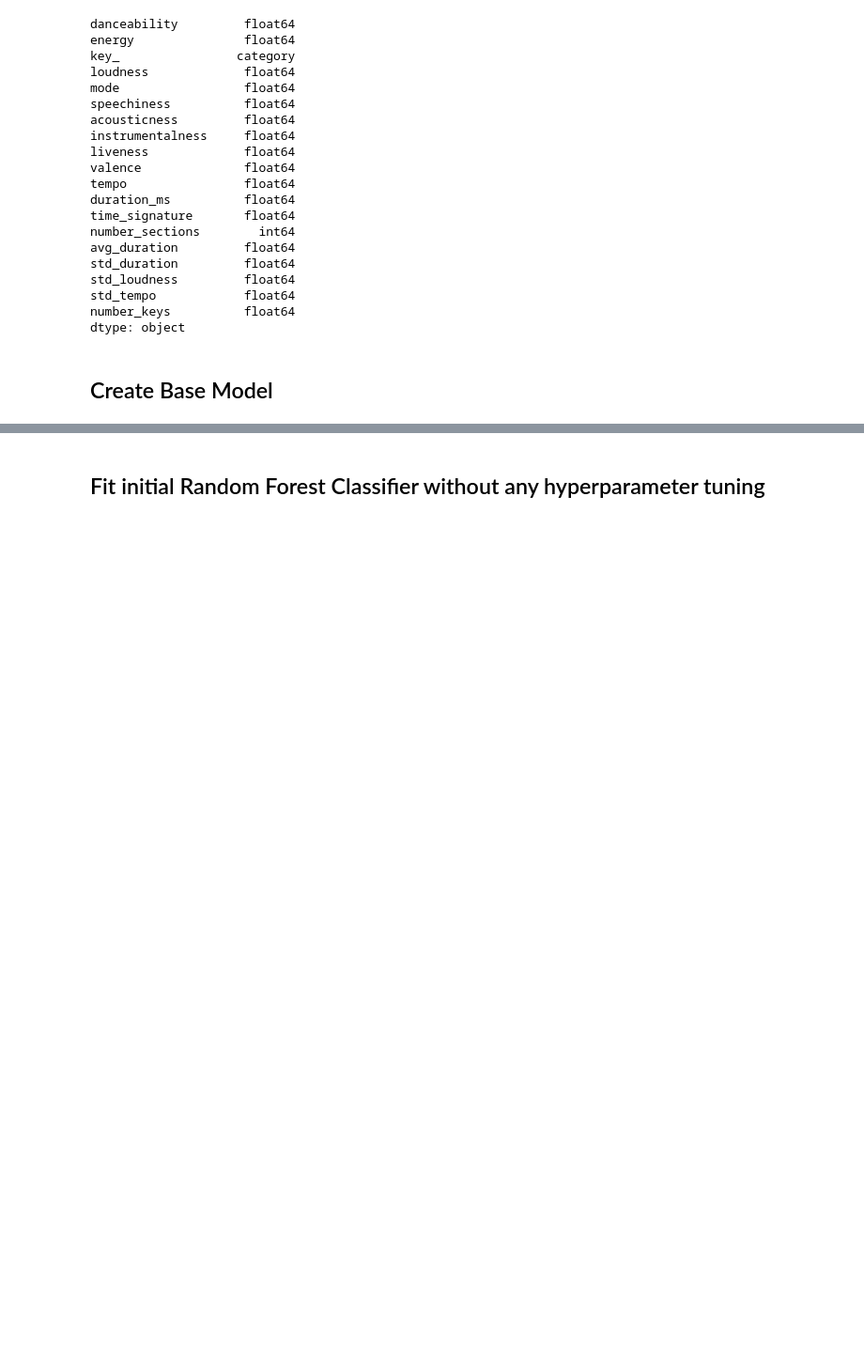
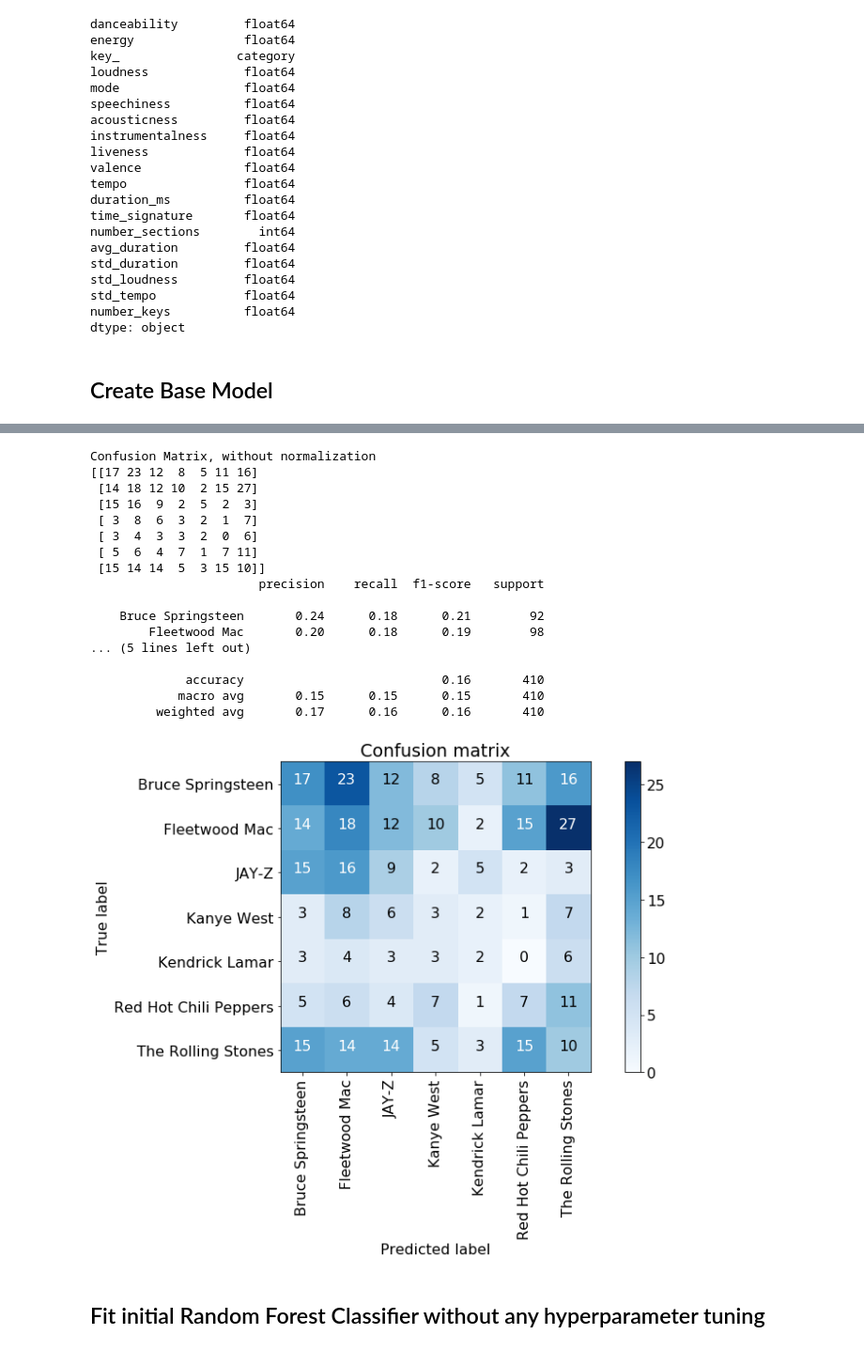
Before and after one commit to jcTTP3/spotify_project, a Jupyter notebook: Modeling.ipynb, the cells around one changed output, grey strips where cells are left out. Shown at 94% size. Cells and saved outputs as stored; diff of their text form; code cells hidden in the pictures; blank space fills up the shorter version.

```diff
--- a/Modeling.ipynb
+++ b/Modeling.ipynb
@@ -78,3 +82,29 @@ accuracy_score(y_test, preds)
+# %%
+cm = confusion_matrix(y_test, preds)
+classes = ['Bruce Springsteen', 'Fleetwood Mac','JAY-Z',
+       'Kanye West','Kendrick Lamar' , 'Red Hot Chili Peppers',
+       'The Rolling Stones']
+plot_confusion_matrix(cm, classes)
+print(classification_report(y_test, preds))
+# %% [output]
+Confusion Matrix, without normalization
+[[17 23 12  8  5 11 16]
+ [14 18 12 10  2 15 27]
+ [15 16  9  2  5  2  3]
+ [ 3  8  6  3  2  1  7]
+ [ 3  4  3  3  2  0  6]
+ [ 5  6  4  7  1  7 11]
+ [15 14 14  5  3 15 10]]
+                       precision    recall  f1-score   support
+
+    Bruce Springsteen       0.24      0.18      0.21        92
+        Fleetwood Mac       0.20      0.18      0.19        98
+... (5 lines left out)
+
+             accuracy                           0.16       410
+            macro avg       0.15      0.15      0.15       410
+         weighted avg       0.17      0.16      0.16       410
+[figure, added]
 # %% [markdown]
 ## Fit initial Random Forest Classifier without any hyperparameter tuning
 # %%
```
Also changed, not shown: parts of 32 cells of this notebook, 1 other file.
